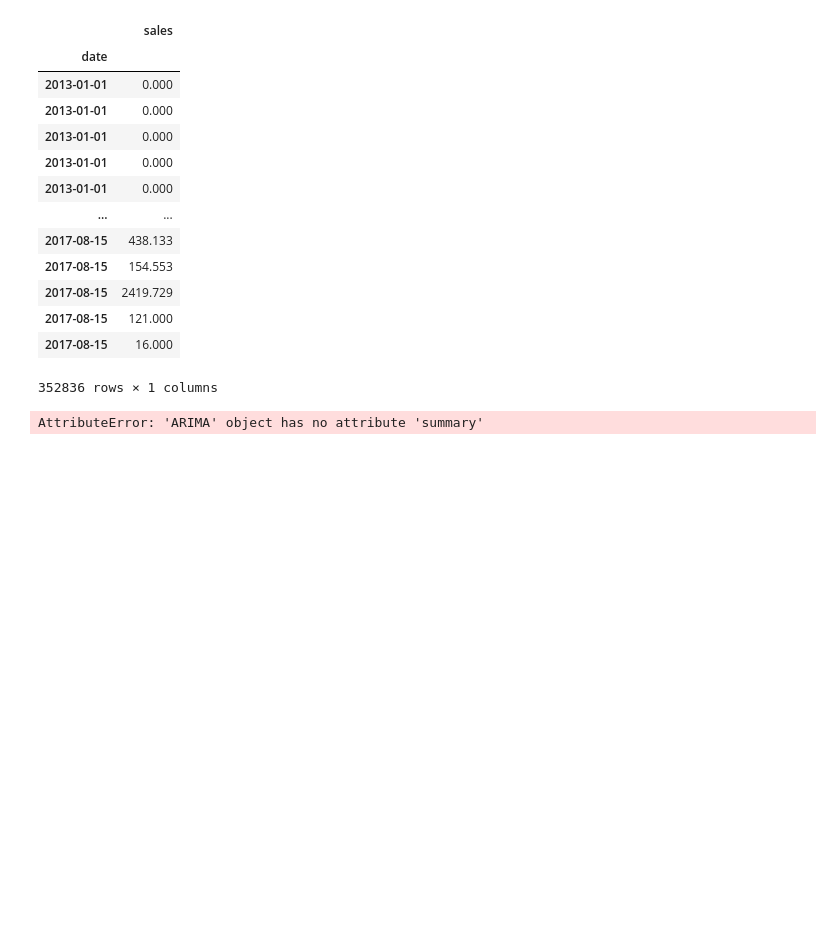
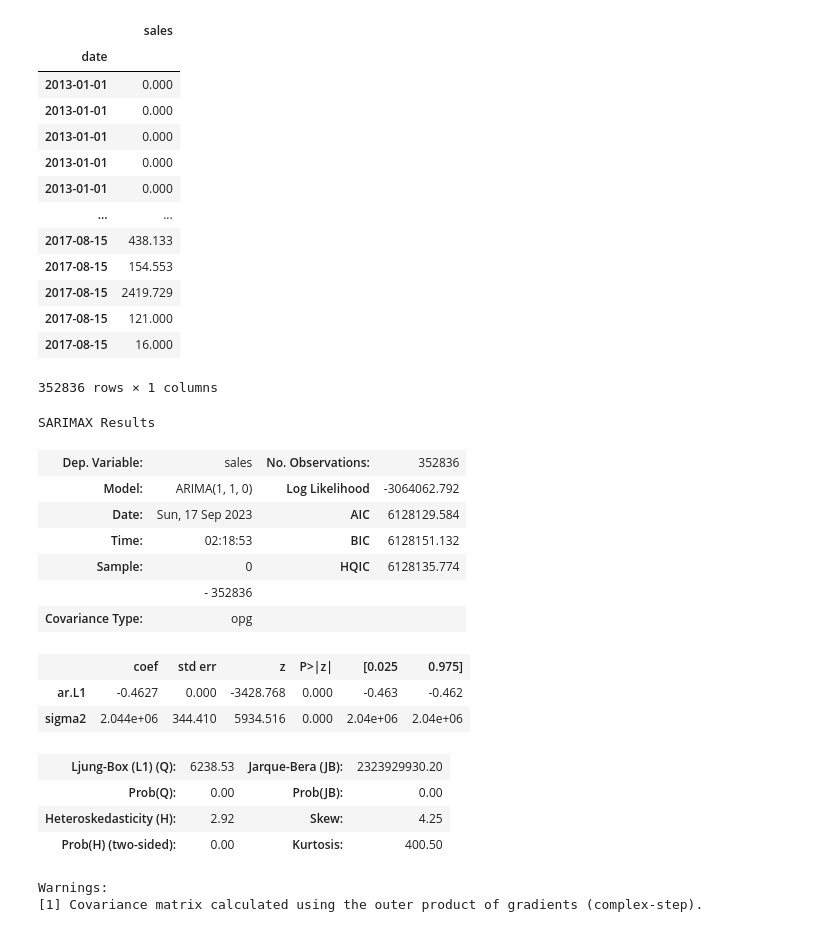
Before and after one commit to aaronayitey/LP3-Time-Series-Analysis, a Jupyter notebook: code.ipynb, the cells around one changed output. Cells and saved outputs as stored; diff of their text form; code cells hidden in the pictures; blank space fills up the shorter version.

```diff
--- a/code.ipynb
+++ b/code.ipynb
@@ -1524,12 +1539,29 @@ time_series
 | 2017-08-15 | 16.000 |
 352836 rows × 1 columns
 # %%
-from statsmodels.tsa.arima.model import ARIMA
+
 
 model_2 = ARIMA(time_series, order=(1,1,0))
 
-model_2.summary()
+results = model_2.fit()
+results.summary()
 # %% [output]
-AttributeError: 'ARIMA' object has no attribute 'summary'
+SARIMAX Results
+| Dep. Variable: | sales | No. Observations: | 352836 |
+| Model: | ARIMA(1, 1, 0) | Log Likelihood | -3064062.792 |
+| Date: | Sun, 17 Sep 2023 | AIC | 6128129.584 |
+| Time: | 02:18:53 | BIC | 6128151.132 |
+| Sample: | 0 | HQIC | 6128135.774 |
+|  | - 352836 |  |  |
+| Covariance Type: | opg |  |  |
+|  | coef | std err | z | P>|z| | [0.025 | 0.975] |
+| ar.L1 | -0.4627 | 0.000 | -3428.768 | 0.000 | -0.463 | -0.462 |
+| sigma2 | 2.044e+06 | 344.410 | 5934.516 | 0.000 | 2.04e+06 | 2.04e+06 |
+| Ljung-Box (L1) (Q): | 6238.53 | Jarque-Bera (JB): | 2323929930.20 |
+| Prob(Q): | 0.00 | Prob(JB): | 0.00 |
+| Heteroskedasticity (H): | 2.92 | Skew: | 4.25 |
+| Prob(H) (two-sided): | 0.00 | Kurtosis: | 400.50 |
+Warnings:
+[1] Covariance matrix calculated using the outer product of gradients (complex-step).
 # %%
 #fit our AR model
```
Also changed, not shown: parts of 27 cells of this notebook.
